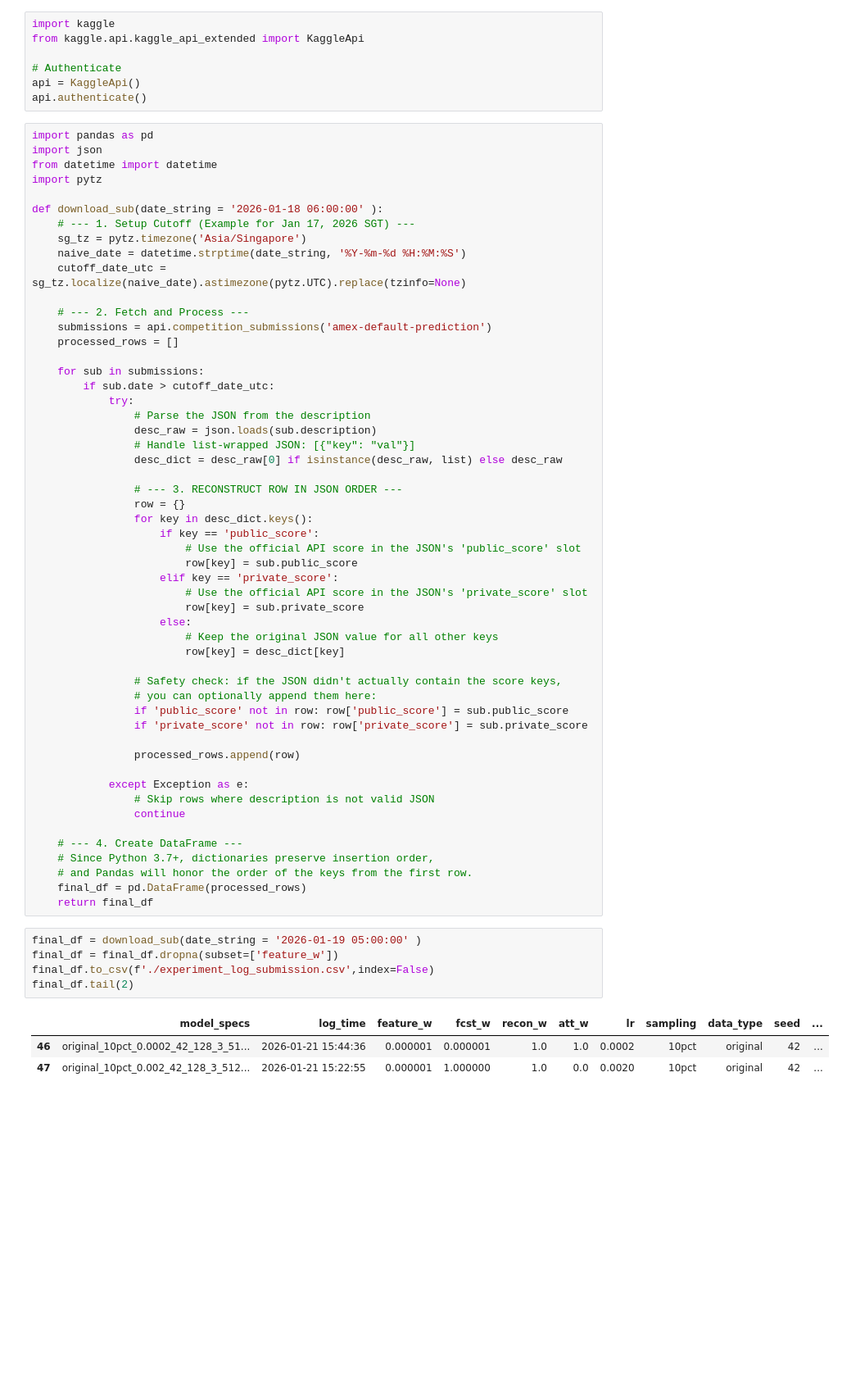
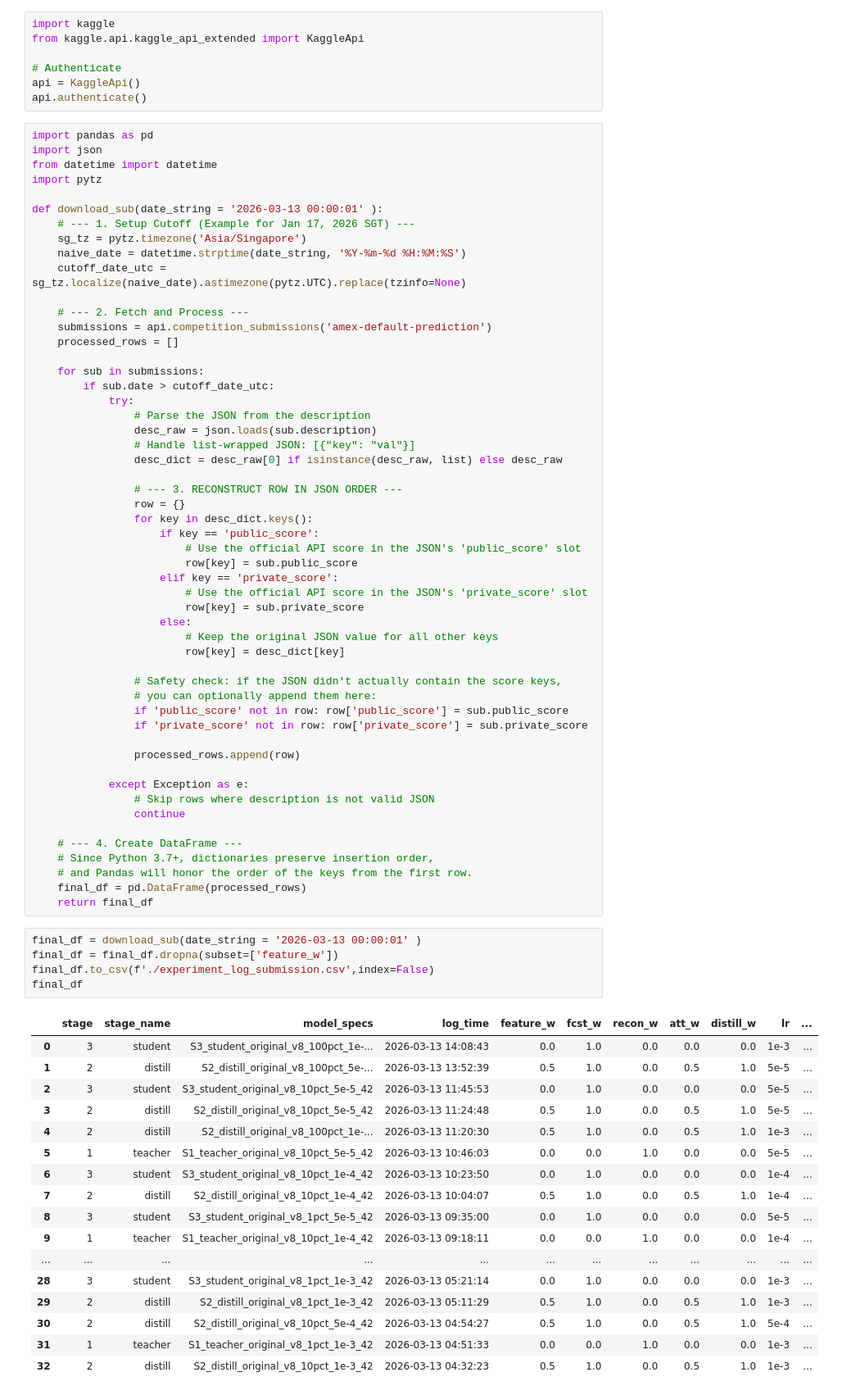
Before and after one commit to hzqn1234/TimeKD_zq, a Jupyter notebook: nb_download_submission_score.ipynb, the cells around one changed output. Shown at 82% size. Drawn from its saved outputs; the diff is of its cells as text; blank space fills up the shorter version.

```diff
--- a/nb_download_submission_score.ipynb
+++ b/nb_download_submission_score.ipynb
@@ -97,7 +97,7 @@ import json
 from datetime import datetime
 import pytz
 
-def download_sub(date_string = '2026-01-18 06:00:00' ):
+def download_sub(date_string = '2026-03-13 00:00:01' ):
     # --- 1. Setup Cutoff (Example for Jan 17, 2026 SGT) ---
     sg_tz = pytz.timezone('Asia/Singapore')
     naive_date = datetime.strptime(date_string, '%Y-%m-%d %H:%M:%S')
@@ -145,11 +145,25 @@ def download_sub(date_string = '2026-01-18 06:00:00' ):
     final_df = pd.DataFrame(processed_rows)
     return final_df
 # %%
-final_df = download_sub(date_string = '2026-01-19 05:00:00' )
+final_df = download_sub(date_string = '2026-03-13 00:00:01' )
 final_df = final_df.dropna(subset=['feature_w'])
 final_df.to_csv(f'./experiment_log_submission.csv',index=False)
-final_df.tail(2)
+final_df
 # %% [output]
-|  | model_specs | log_time | feature_w | fcst_w | recon_w | att_w | lr | sampling | data_type | seed | ... |
-| 46 | original_10pct_0.0002_42_128_3_51... | 2026-01-21 15:44:36 | 0.000001 | 0.000001 | 1.0 | 1.0 | 0.0002 | 10pct | original | 42 | ... |
-| 47 | original_10pct_0.002_42_128_3_512... | 2026-01-21 15:22:55 | 0.000001 | 1.000000 | 1.0 | 0.0 | 0.0020 | 10pct | original | 42 | ... |
+|  | stage | stage_name | model_specs | log_time | feature_w | fcst_w | recon_w | att_w | distill_w | lr | ... |
+| 0 | 3 | student | S3_student_original_v8_100pct_1e-... | 2026-03-13 14:08:43 | 0.0 | 1.0 | 0.0 | 0.0 | 0.0 | 1e-3 | ... |
+| 1 | 2 | distill | S2_distill_original_v8_100pct_5e-... | 2026-03-13 13:52:39 | 0.5 | 1.0 | 0.0 | 0.5 | 1.0 | 5e-5 | ... |
+| 2 | 3 | student | S3_student_original_v8_10pct_5e-5_42 | 2026-03-13 11:45:53 | 0.0 | 1.0 | 0.0 | 0.0 | 0.0 | 5e-5 | ... |
+| 3 | 2 | distill | S2_distill_original_v8_10pct_5e-5_42 | 2026-03-13 11:24:48 | 0.5 | 1.0 | 0.0 | 0.5 | 1.0 | 5e-5 | ... |
+| 4 | 2 | distill | S2_distill_original_v8_100pct_1e-... | 2026-03-13 11:20:30 | 0.5 | 1.0 | 0.0 | 0.5 | 1.0 | 1e-3 | ... |
+| 5 | 1 | teacher | S1_teacher_original_v8_10pct_5e-5_42 | 2026-03-13 10:46:03 | 0.0 | 0.0 | 1.0 | 0.0 | 0.0 | 5e-5 | ... |
+| 6 | 3 | student | S3_student_original_v8_10pct_1e-4_42 | 2026-03-13 10:23:50 | 0.0 | 1.0 | 0.0 | 0.0 | 0.0 | 1e-4 | ... |
+| 7 | 2 | distill | S2_distill_original_v8_10pct_1e-4_42 | 2026-03-13 10:04:07 | 0.5 | 1.0 | 0.0 | 0.5 | 1.0 | 1e-4 | ... |
+| 8 | 3 | student | S3_student_original_v8_1pct_5e-5_42 | 2026-03-13 09:35:00 | 0.0 | 1.0 | 0.0 | 0.0 | 0.0 | 5e-5 | ... |
+| 9 | 1 | teacher | S1_teacher_original_v8_10pct_1e-4_42 | 2026-03-13 09:18:11 | 0.0 | 0.0 | 1.0 | 0.0 | 0.0 | 1e-4 | ... |
+| ... | ... | ... | ... | ... | ... | ... | ... | ... | ... | ... | ... |
+| 28 | 3 | student | S3_student_original_v8_1pct_1e-3_42 | 2026-03-13 05:21:14 | 0.0 | 1.0 | 0.0 | 0.0 | 0.0 | 1e-3 | ... |
+| 29 | 2 | distill | S2_distill_original_v8_1pct_1e-3_42 | 2026-03-13 05:11:29 | 0.5 | 1.0 | 0.0 | 0.5 | 1.0 | 1e-3 | ... |
+| 30 | 2 | distill | S2_distill_original_v8_10pct_5e-4_42 | 2026-03-13 04:54:27 | 0.5 | 1.0 | 0.0 | 0.5 | 1.0 | 5e-4 | ... |
+| 31 | 1 | teacher | S1_teacher_original_v8_1pct_1e-3_42 | 2026-03-13 04:51:33 | 0.0 | 0.0 | 1.0 | 0.0 | 0.0 | 1e-3 | ... |
+| 32 | 2 | distill | S2_distill_original_v8_10pct_1e-3_42 | 2026-03-13 04:32:23 | 0.5 | 1.0 | 0.0 | 0.5 | 1.0 | 1e-3 | ... |
```
Also changed, not shown: parts of 3 cells of this notebook, 6 other files.
